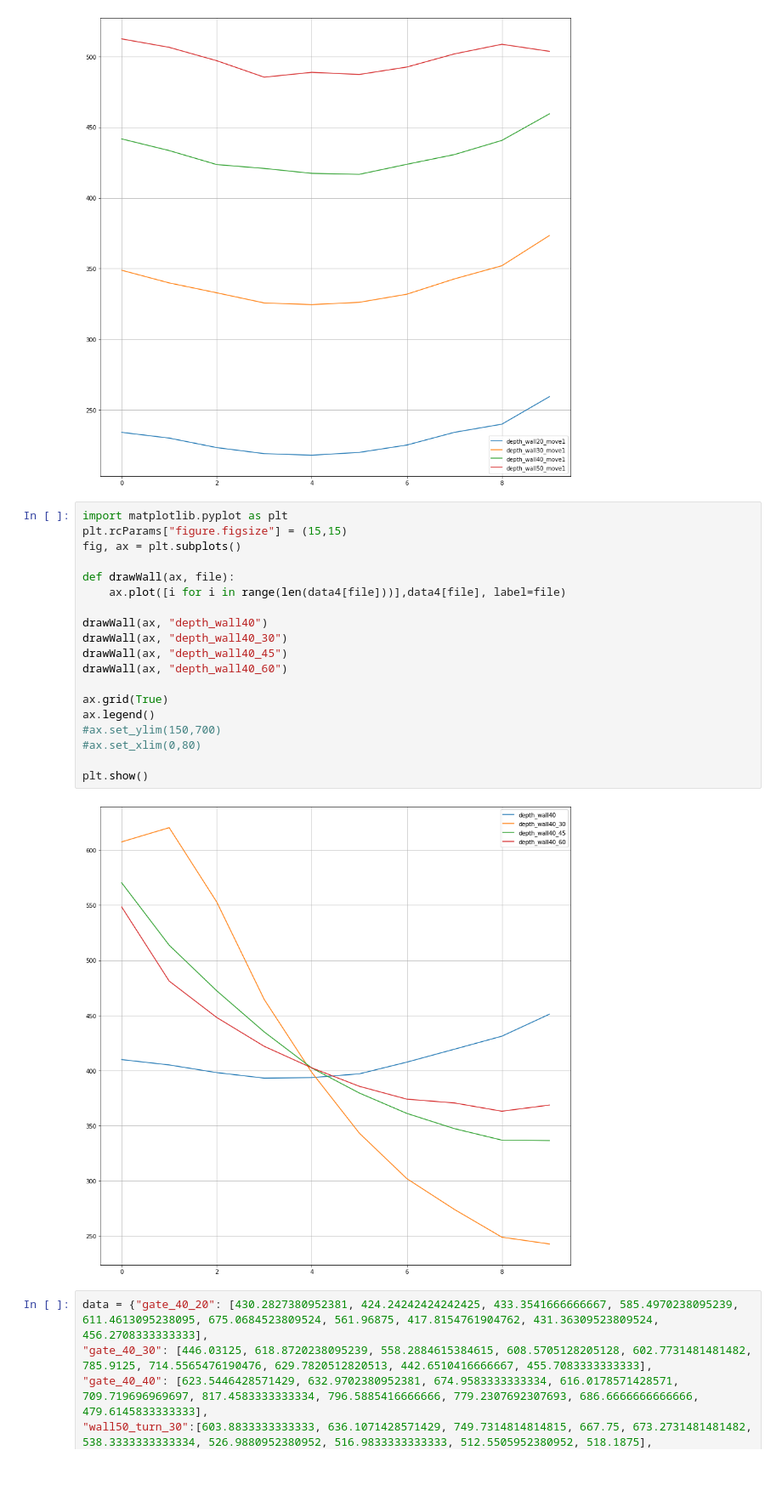
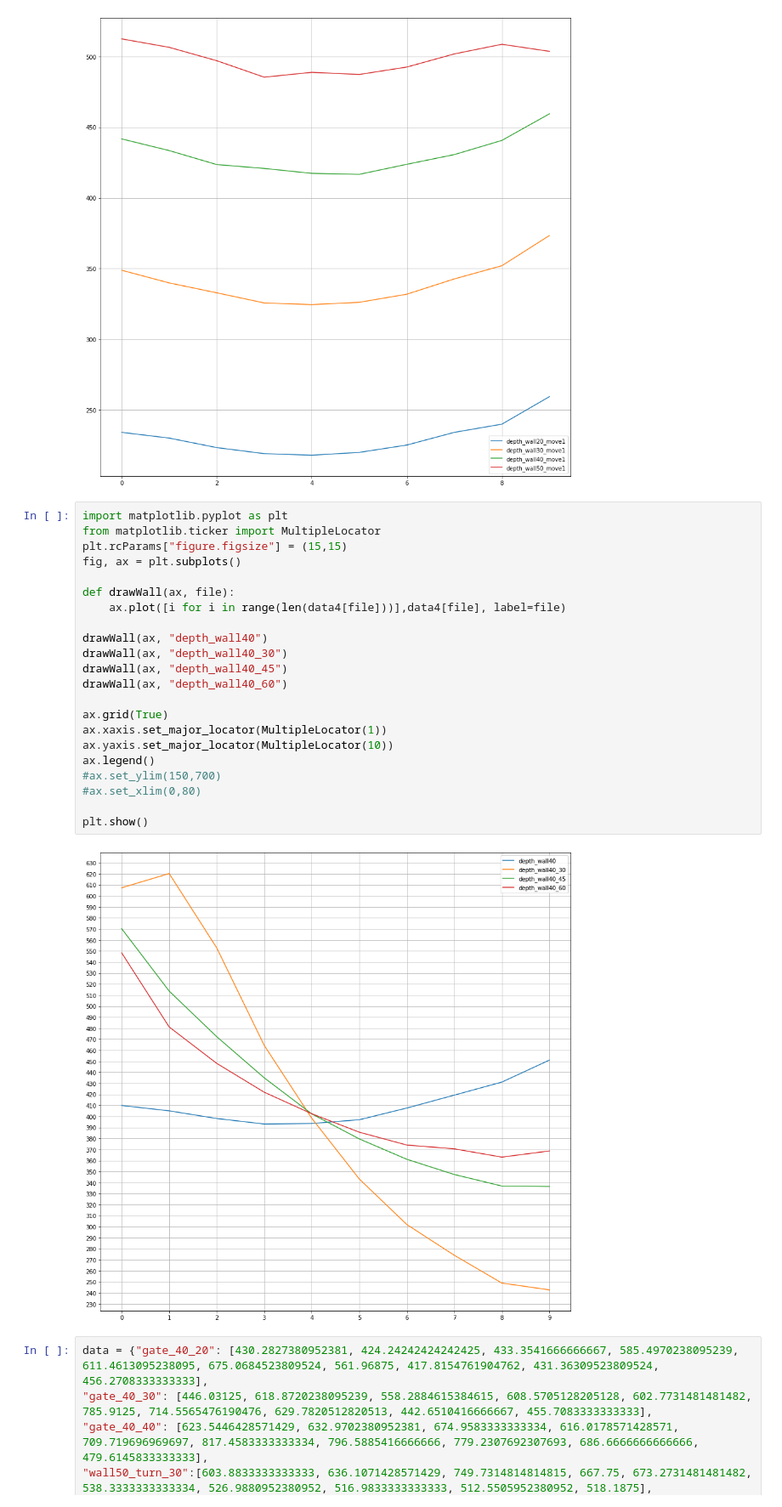
Before and after one commit to dimatoys/srobot, a Jupyter notebook: analysis/camera5.ipynb, the cells around one changed output. Shown: that part at 85% size. Drawn from its saved outputs; the diff is of its cells as text; blank space fills up the shorter version.

```diff
--- a/analysis/camera5.ipynb
+++ b/analysis/camera5.ipynb
@@ -40,25 +40,28 @@ plt.show()
 [figure]
 # %%
 import matplotlib.pyplot as plt
+from matplotlib.ticker import MultipleLocator
 plt.rcParams["figure.figsize"] = (15,15)
 fig, ax = plt.subplots()
 
 def drawWall(ax, file):
     ax.plot([i for i in range(len(data4[file]))],data4[file], label=file)
 
 drawWall(ax, "depth_wall40")
 drawWall(ax, "depth_wall40_30")
 drawWall(ax, "depth_wall40_45")
 drawWall(ax, "depth_wall40_60")
 
 ax.grid(True)
+ax.xaxis.set_major_locator(MultipleLocator(1))
+ax.yaxis.set_major_locator(MultipleLocator(10))
 ax.legend()
 #ax.set_ylim(150,700)
 #ax.set_xlim(0,80)
 
 plt.show()
 # %% [output]
-[figure, old version]
+[figure, new version]
 # %%
 data = {"gate_40_20": [430.2827380952381, 424.24242424242425, 433.3541666666667, 585.4970238095239, 611.4613095238095, 675.0684523809524, 561.96875, 417.8154761904762, 431.36309523809524, 456.2708333333333],
 "gate_40_30": [446.03125, 618.8720238095239, 558.2884615384615, 608.5705128205128, 602.7731481481482, 785.9125, 714.5565476190476, 629.7820512820513, 442.6510416666667, 455.7083333333333],
```
Also changed, not shown: 3 other files.
